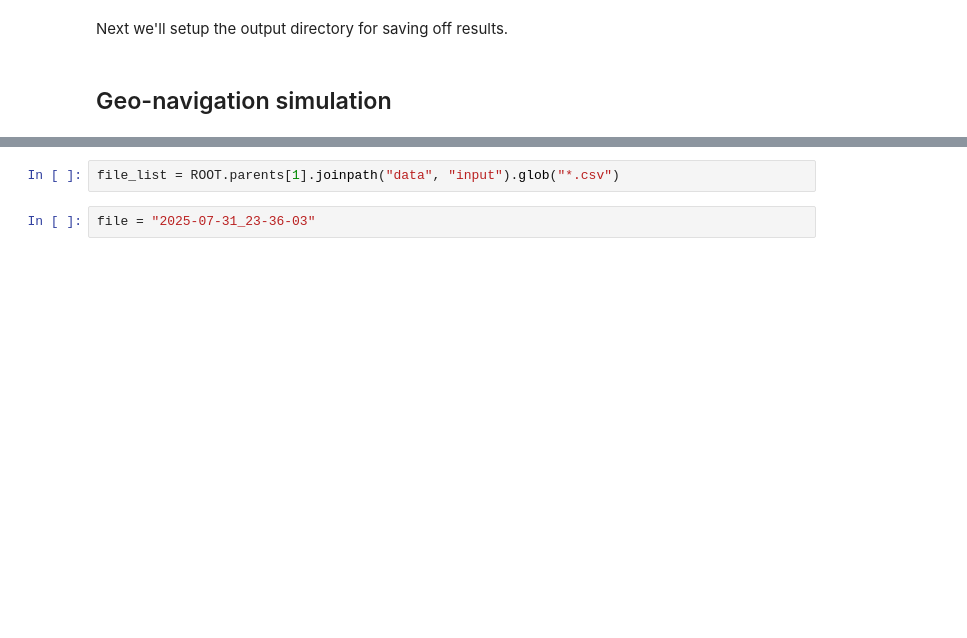
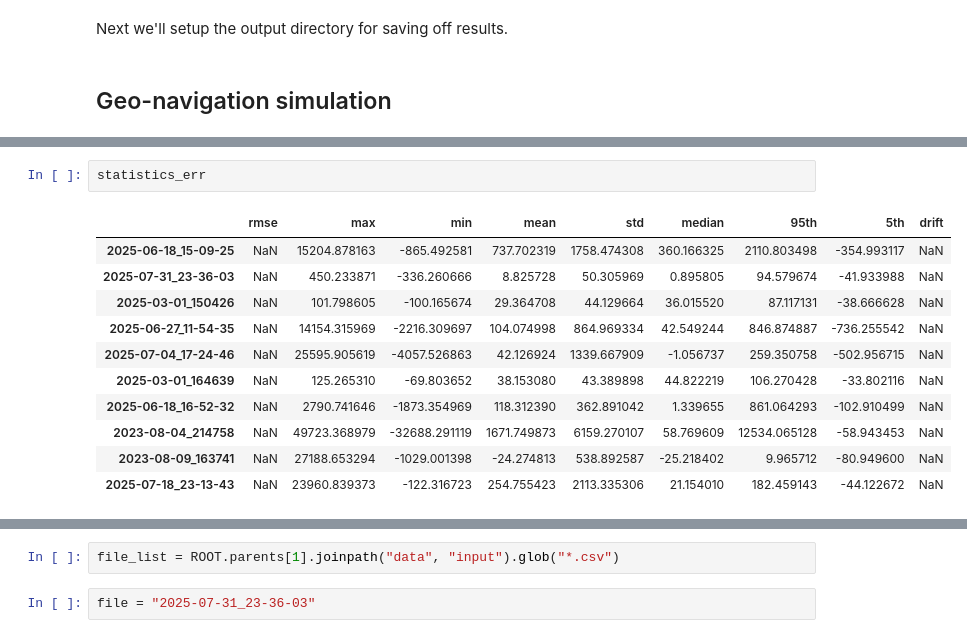
Before and after one commit to jbrodovsky/strapdown-rs, a Jupyter notebook: examples/geonav-sim/geonav-sim.ipynb, the cells around one changed output, grey strips where cells are left out. Drawn from its saved outputs; the diff is of its cells as text; blank space fills up the shorter version.

```diff
--- a/examples/geonav-sim/geonav-sim.ipynb
+++ b/examples/geonav-sim/geonav-sim.ipynb
@@ -470,0 +552,14 @@ Writing image to /home/james/Code/strapdown-rs/images/2025-07-18_23-13-43.png
+# %%
+statistics_err
+# %% [output]
+|  | rmse | max | min | mean | std | median | 95th | 5th | drift |
+| 2025-06-18_15-09-25 | NaN | 15204.878163 | -865.492581 | 737.702319 | 1758.474308 | 360.166325 | 2110.803498 | -354.993117 | NaN |
+| 2025-07-31_23-36-03 | NaN | 450.233871 | -336.260666 | 8.825728 | 50.305969 | 0.895805 | 94.579674 | -41.933988 | NaN |
+| 2025-03-01_150426 | NaN | 101.798605 | -100.165674 | 29.364708 | 44.129664 | 36.015520 | 87.117131 | -38.666628 | NaN |
+| 2025-06-27_11-54-35 | NaN | 14154.315969 | -2216.309697 | 104.074998 | 864.969334 | 42.549244 | 846.874887 | -736.255542 | NaN |
+| 2025-07-04_17-24-46 | NaN | 25595.905619 | -4057.526863 | 42.126924 | 1339.667909 | -1.056737 | 259.350758 | -502.956715 | NaN |
+| 2025-03-01_164639 | NaN | 125.265310 | -69.803652 | 38.153080 | 43.389898 | 44.822219 | 106.270428 | -33.802116 | NaN |
+| 2025-06-18_16-52-32 | NaN | 2790.741646 | -1873.354969 | 118.312390 | 362.891042 | 1.339655 | 861.064293 | -102.910499 | NaN |
+| 2023-08-04_214758 | NaN | 49723.368979 | -32688.291119 | 1671.749873 | 6159.270107 | 58.769609 | 12534.065128 | -58.943453 | NaN |
+| 2023-08-09_163741 | NaN | 27188.653294 | -1029.001398 | -24.274813 | 538.892587 | -25.218402 | 9.965712 | -80.949600 | NaN |
+| 2025-07-18_23-13-43 | NaN | 23960.839373 | -122.316723 | 254.755423 | 2113.335306 | 21.154010 | 182.459143 | -44.122672 | NaN |
```
Also changed, not shown: parts of 14 cells of this notebook, 32 other files.
